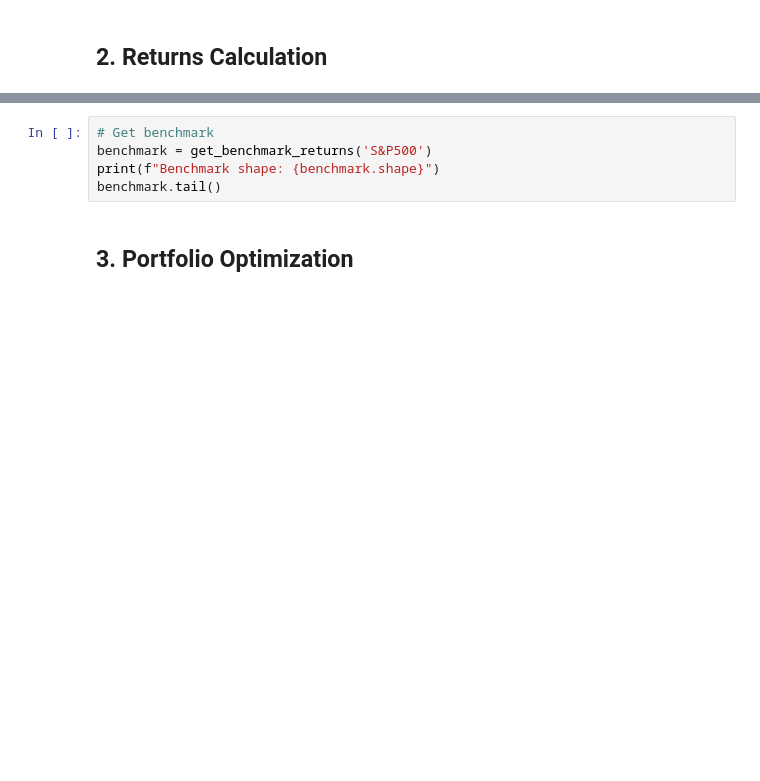
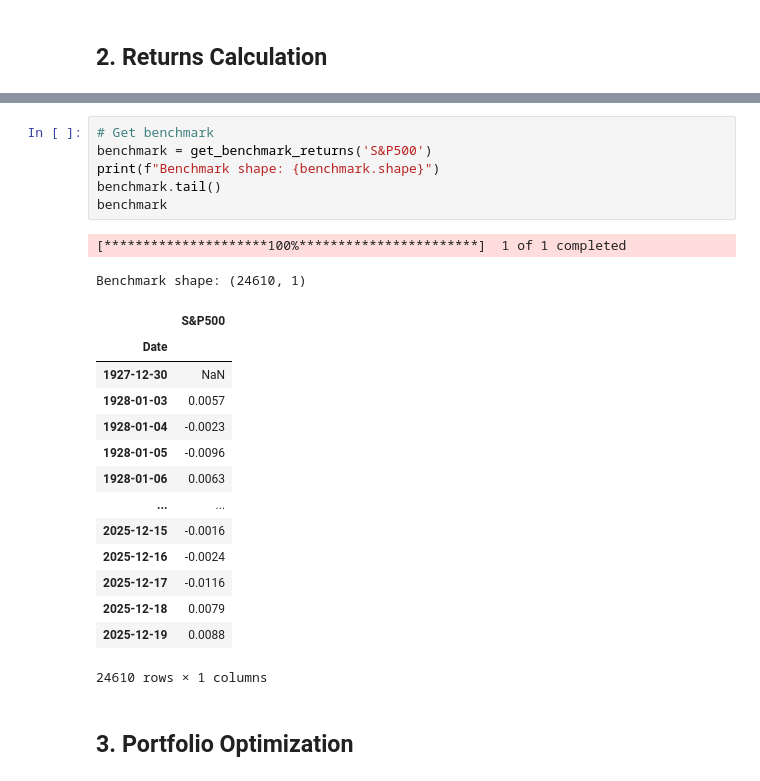
Before and after one commit to msh855/QuantitativePortfolioManagement, a Jupyter notebook: portfolio_tutorial.ipynb, the cells around one changed output, grey strips where cells are left out. Saved outputs shown, nothing was run; the diff lists cells and outputs as text; blank space fills up the shorter version.

```diff
--- a/portfolio_tutorial.ipynb
+++ b/portfolio_tutorial.ipynb
@@ -100,8 +164,26 @@ expected_returns.round(4)
 # %%
 # Get benchmark
 benchmark = get_benchmark_returns('S&P500')
 print(f"Benchmark shape: {benchmark.shape}")
 benchmark.tail()
+benchmark
+# %% [output]
+[*********************100%***********************]  1 of 1 completed
+Benchmark shape: (24610, 1)
+|  | S&P500 |
+| Date |  |
+| 1927-12-30 | NaN |
+| 1928-01-03 | 0.0057 |
+| 1928-01-04 | -0.0023 |
+| 1928-01-05 | -0.0096 |
+| 1928-01-06 | 0.0063 |
+| ... | ... |
+| 2025-12-15 | -0.0016 |
+| 2025-12-16 | -0.0024 |
+| 2025-12-17 | -0.0116 |
+| 2025-12-18 | 0.0079 |
+| 2025-12-19 | 0.0088 |
+24610 rows × 1 columns
 # %% [markdown]
 ## 3. Portfolio Optimization
 # %%
```
Also changed, not shown: parts of 29 cells of this notebook, 2 other files.
